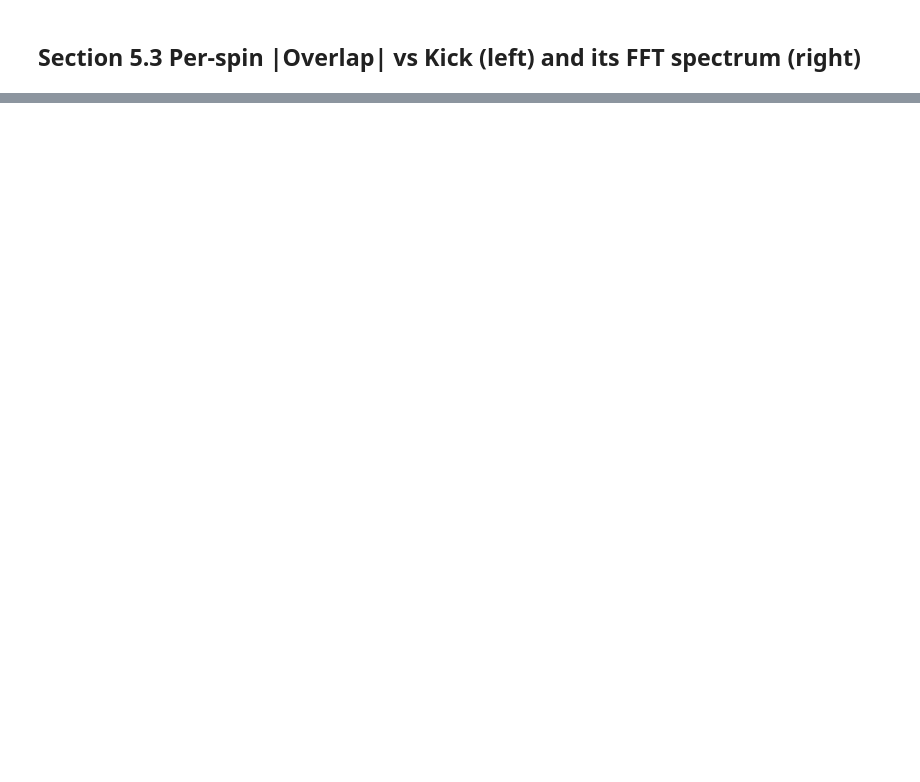
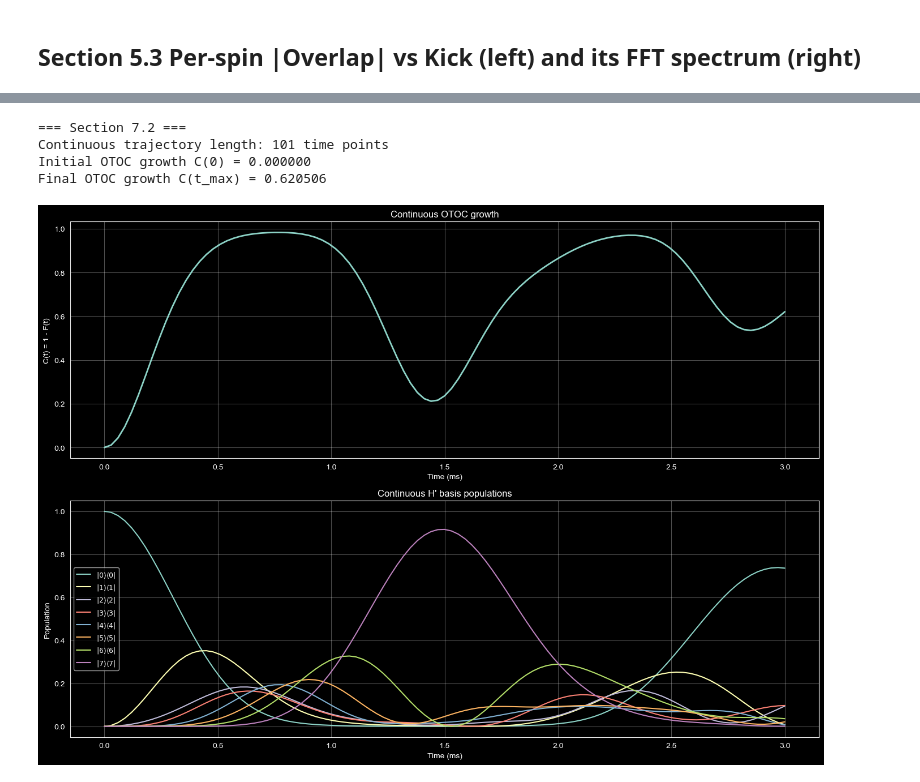
Before and after one commit to arjenvaartjes/Psyduck, a Jupyter notebook: examples/chaosqkt/ChaosQKT_psyduck.ipynb, the cells around one changed output, grey strips where cells are left out. Cells and saved outputs as stored; diff of their text form; code cells hidden in the pictures; blank space fills up the shorter version.

```diff
--- a/examples/chaosqkt/ChaosQKT_psyduck.ipynb
+++ b/examples/chaosqkt/ChaosQKT_psyduck.ipynb
@@ -1169,0 +980,49 @@ The OTOC here is reconstructed from rotated-basis populations rather than from e
+# %%
+# Section 7.2: Continuous OTOC trajectory
+
+otoc_t_max = 3e-3
+otoc_t_step = 30e-6
+otoc_time = np.arange(0, otoc_t_max + 0.5 * otoc_t_step, otoc_t_step)
+
+otoc_continuous_nucleus = Spin(I=otoc_spin)
+otoc_continuous_nucleus.state = otoc_psi0.copy()
+otoc_continuous_series = otoc_continuous_nucleus.evolve(otoc_H, otoc_time)
+
+otoc_C_cont, otoc_F_cont, otoc_probs_cont, otoc_m_vals = otoc_trajectory(
+    otoc_continuous_series.states,
+    theta=otoc_theta,
+    phi=otoc_phi,
+    eps=otoc_eps,
+    j=otoc_spin
+)
+
+print("=== Section 7.2 ===")
+print(f"Continuous trajectory length: {len(otoc_time)} time points")
+print(f"Initial OTOC growth C(0) = {otoc_C_cont[0]:.6f}")
+print(f"Final OTOC growth C(t_max) = {otoc_C_cont[-1]:.6f}")
+# %% [output]
+=== Section 7.2 ===
+Continuous trajectory length: 101 time points
+Initial OTOC growth C(0) = 0.000000
+Final OTOC growth C(t_max) = 0.620506
+# %%
+fig, axes = plt.subplots(2, 1, figsize=(14, 10))
+
+axes[0].plot(otoc_time * 1e3, otoc_C_cont, linewidth=2)
+axes[0].set_xlabel('Time (ms)')
+axes[0].set_ylabel('C(t) = 1 - F(t)')
+axes[0].set_title('Continuous OTOC growth')
+axes[0].grid(True, alpha=0.3)
+
+for j in range(otoc_nucleus.dim):
+    axes[1].plot(otoc_time * 1e3, otoc_probs_cont[:, j], label=rf'$|{j}\rangle\langle{j}|$')
+axes[1].set_xlabel('Time (ms)')
+axes[1].set_ylabel('Population')
+axes[1].set_title("Continuous H' basis populations")
+axes[1].grid(True, alpha=0.3)
+axes[1].legend(loc='best', fontsize=9)
+
+plt.tight_layout()
+plt.show()
+# %% [output]
+[figure, added]
```
Also changed, not shown: parts of 59 cells of this notebook, 4 other files.
